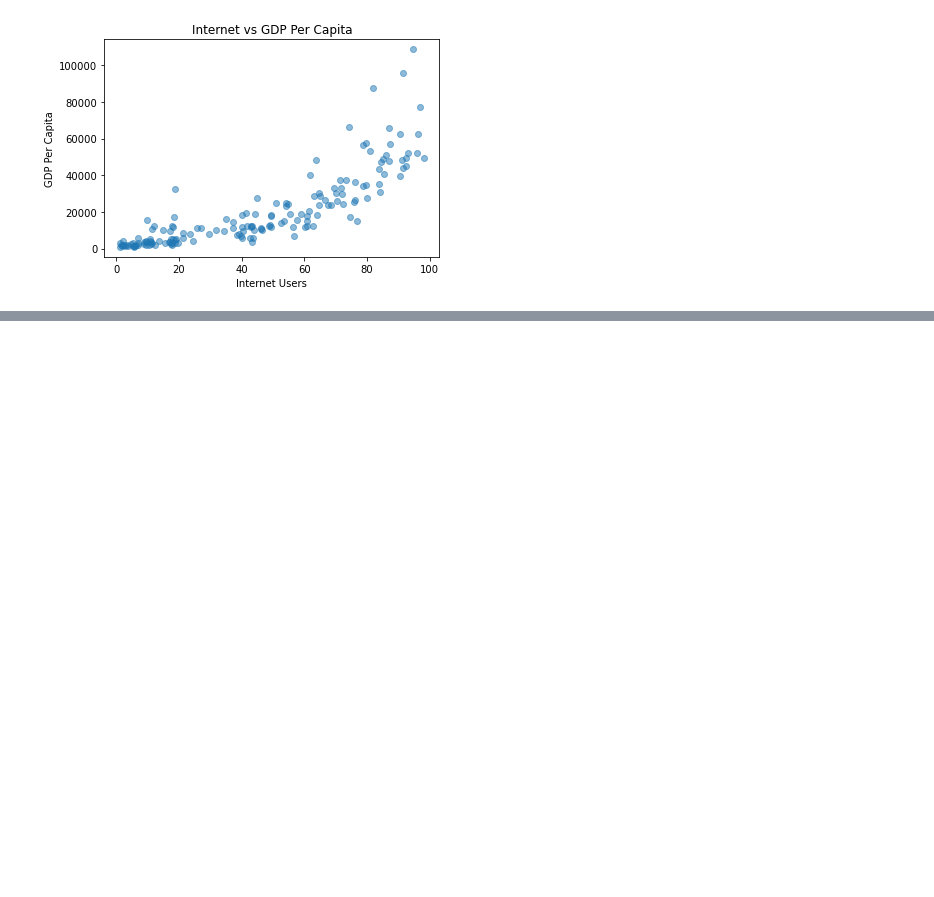
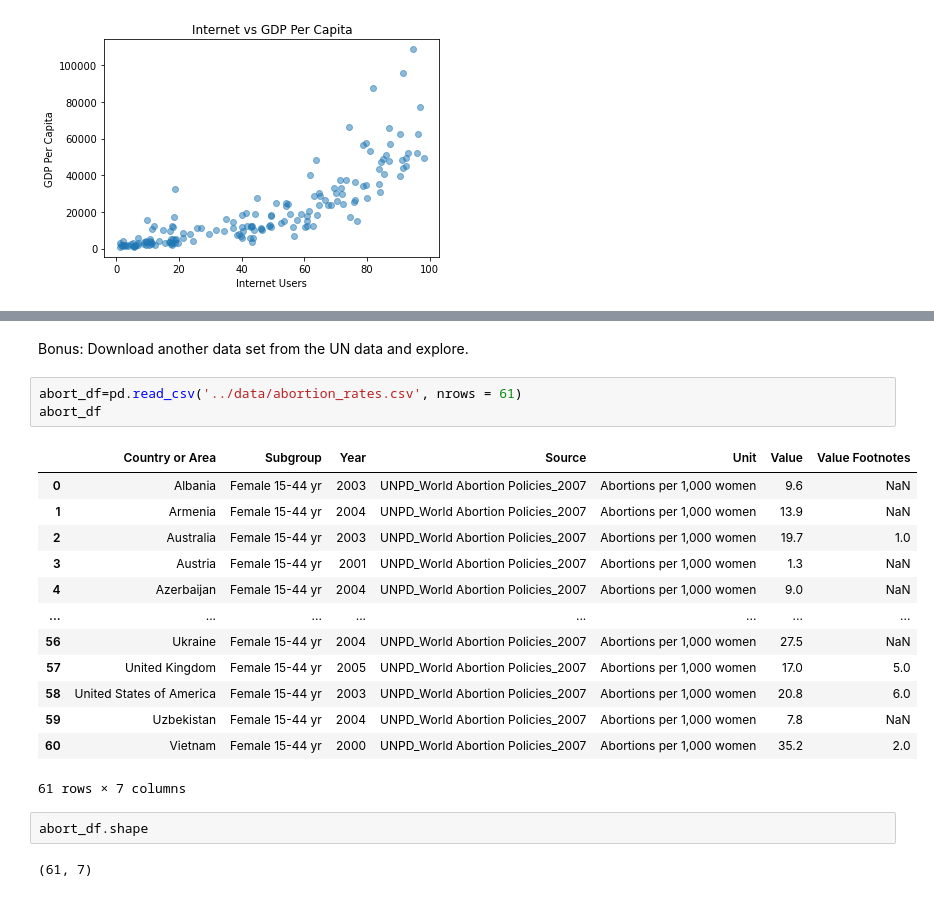
Before and after one commit to MylahKate/gdp-and-internet-usage-MylahKate, a Jupyter notebook: notebooks/gdp_internet_mk.ipynb, the cells around one changed output, grey strips where cells are left out. Cells and saved outputs as stored; diff of their text form; blank space fills up the shorter version.

```diff
--- a/notebooks/gdp_internet_mk.ipynb
+++ b/notebooks/gdp_internet_mk.ipynb
@@ -691,0 +692,23 @@ Is there anything surprising or unusual in any of these plots? Searching on the
+# %% [markdown]
+Bonus: Download another data set from the UN data and explore.
+# %%
+abort_df=pd.read_csv('../data/abortion_rates.csv', nrows = 61)
+abort_df
+# %% [output]
+|  | Country or Area | Subgroup | Year | Source | Unit | Value | Value Footnotes |
+| 0 | Albania | Female 15-44 yr | 2003 | UNPD_World Abortion Policies_2007 | Abortions per 1,000 women | 9.6 | NaN |
+| 1 | Armenia | Female 15-44 yr | 2004 | UNPD_World Abortion Policies_2007 | Abortions per 1,000 women | 13.9 | NaN |
+| 2 | Australia | Female 15-44 yr | 2003 | UNPD_World Abortion Policies_2007 | Abortions per 1,000 women | 19.7 | 1.0 |
+| 3 | Austria | Female 15-44 yr | 2001 | UNPD_World Abortion Policies_2007 | Abortions per 1,000 women | 1.3 | NaN |
+| 4 | Azerbaijan | Female 15-44 yr | 2004 | UNPD_World Abortion Policies_2007 | Abortions per 1,000 women | 9.0 | NaN |
+| ... | ... | ... | ... | ... | ... | ... | ... |
+| 56 | Ukraine | Female 15-44 yr | 2004 | UNPD_World Abortion Policies_2007 | Abortions per 1,000 women | 27.5 | NaN |
+| 57 | United Kingdom | Female 15-44 yr | 2005 | UNPD_World Abortion Policies_2007 | Abortions per 1,000 women | 17.0 | 5.0 |
+| 58 | United States of America | Female 15-44 yr | 2003 | UNPD_World Abortion Policies_2007 | Abortions per 1,000 women | 20.8 | 6.0 |
+| 59 | Uzbekistan | Female 15-44 yr | 2004 | UNPD_World Abortion Policies_2007 | Abortions per 1,000 women | 7.8 | NaN |
+| 60 | Vietnam | Female 15-44 yr | 2000 | UNPD_World Abortion Policies_2007 | Abortions per 1,000 women | 35.2 | 2.0 |
+61 rows × 7 columns
+# %%
+abort_df.shape
+# %% [output]
+(61, 7)
```
Also changed, not shown: parts of 60 cells of this notebook.
